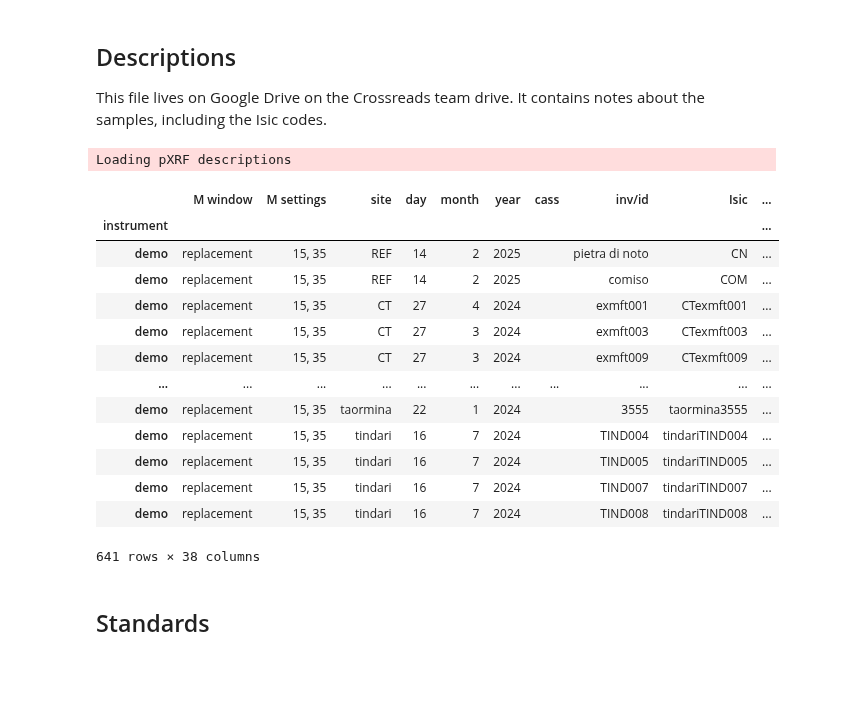
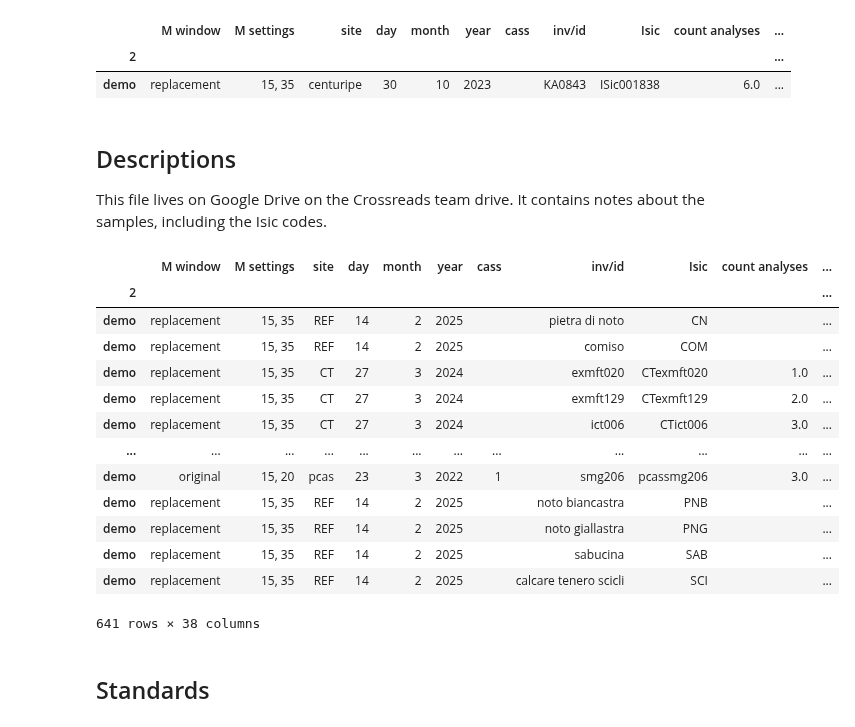
Before and after one commit to kingsdigitallab/crossreads-petrography, a Jupyter notebook: data/pXRF/pXRF.ipynb, the cells around one changed output. Drawn from its saved outputs; the diff is of its cells as text; code cells hidden in the pictures; blank space fills up the shorter version.

```diff
--- a/data/pXRF/pXRF.ipynb
+++ b/data/pXRF/pXRF.ipynb
@@ -58,25 +92,32 @@ PXRFConverter(
+# %%
+df_desc = xrf.df_descriptions
+df_desc[df_desc.Isic.str.contains("1838")]
+# %% [output]
+|  | M window | M settings | site | day | month | year | cass | inv/id | Isic | count analyses | ... |
+| 2 |  |  |  |  |  |  |  |  |  |  | ... |
+| demo | replacement | 15, 35 | centuripe | 30 | 10 | 2023 |  | KA0843 | ISic001838 | 6.0 | ... |
 # %% [markdown]
 ## Descriptions
 
 This file lives on Google Drive on the Crossreads team drive. It contains notes about the samples, including the Isic codes.
-# %%
-xrf.df_descriptions
-# %% [output]
-Loading pXRF descriptions
-|  | M window | M settings | site | day | month | year | cass | inv/id | Isic | ... |
-| instrument |  |  |  |  |  |  |  |  |  | ... |
-| demo | replacement | 15, 35 | REF | 14 | 2 | 2025 |  | pietra di noto | CN | ... |
-| demo | replacement | 15, 35 | REF | 14 | 2 | 2025 |  | comiso | COM | ... |
-| demo | replacement | 15, 35 | CT | 27 | 4 | 2024 |  | exmft001 | CTexmft001 | ... |
-| demo | replacement | 15, 35 | CT | 27 | 3 | 2024 |  | exmft003 | CTexmft003 | ... |
-| demo | replacement | 15, 35 | CT | 27 | 3 | 2024 |  | exmft009 | CTexmft009 | ... |
-| ... | ... | ... | ... | ... | ... | ... | ... | ... | ... | ... |
-| demo | replacement | 15, 35 | taormina | 22 | 1 | 2024 |  | 3555 | taormina3555 | ... |
-| demo | replacement | 15, 35 | tindari | 16 | 7 | 2024 |  | TIND004 | tindariTIND004 | ... |
-| demo | replacement | 15, 35 | tindari | 16 | 7 | 2024 |  | TIND005 | tindariTIND005 | ... |
-| demo | replacement | 15, 35 | tindari | 16 | 7 | 2024 |  | TIND007 | tindariTIND007 | ... |
-| demo | replacement | 15, 35 | tindari | 16 | 7 | 2024 |  | TIND008 | tindariTIND008 | ... |
-641 rows × 38 columns
+# %%
+df = xrf.df_descriptions
+df
+# %% [output]
+|  | M window | M settings | site | day | month | year | cass | inv/id | Isic | count analyses | ... |
+| 2 |  |  |  |  |  |  |  |  |  |  | ... |
+| demo | replacement | 15, 35 | REF | 14 | 2 | 2025 |  | pietra di noto | CN |  | ... |
+| demo | replacement | 15, 35 | REF | 14 | 2 | 2025 |  | comiso | COM |  | ... |
+| demo | replacement | 15, 35 | CT | 27 | 3 | 2024 |  | exmft020 | CTexmft020 | 1.0 | ... |
+| demo | replacement | 15, 35 | CT | 27 | 3 | 2024 |  | exmft129 | CTexmft129 | 2.0 | ... |
+| demo | replacement | 15, 35 | CT | 27 | 3 | 2024 |  | ict006 | CTict006 | 3.0 | ... |
+| ... | ... | ... | ... | ... | ... | ... | ... | ... | ... | ... | ... |
+| demo | original | 15, 20 | pcas | 23 | 3 | 2022 | 1 | smg206 | pcassmg206 | 3.0 | ... |
+| demo | replacement | 15, 35 | REF | 14 | 2 | 2025 |  | noto biancastra | PNB |  | ... |
+| demo | replacement | 15, 35 | REF | 14 | 2 | 2025 |  | noto giallastra | PNG |  | ... |
+| demo | replacement | 15, 35 | REF | 14 | 2 | 2025 |  | sabucina | SAB |  | ... |
+| demo | replacement | 15, 35 | REF | 14 | 2 | 2025 |  | calcare tenero scicli | SCI |  | ... |
+641 rows × 38 columns
 # %% [markdown]
 ## Standards
 # %%
```
Also changed, not shown: parts of 24 cells of this notebook.
